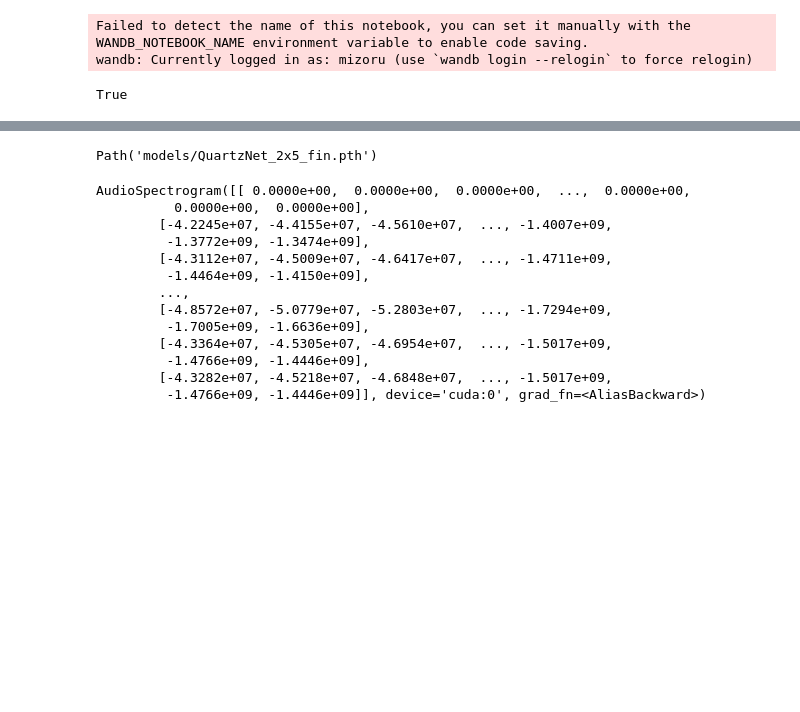
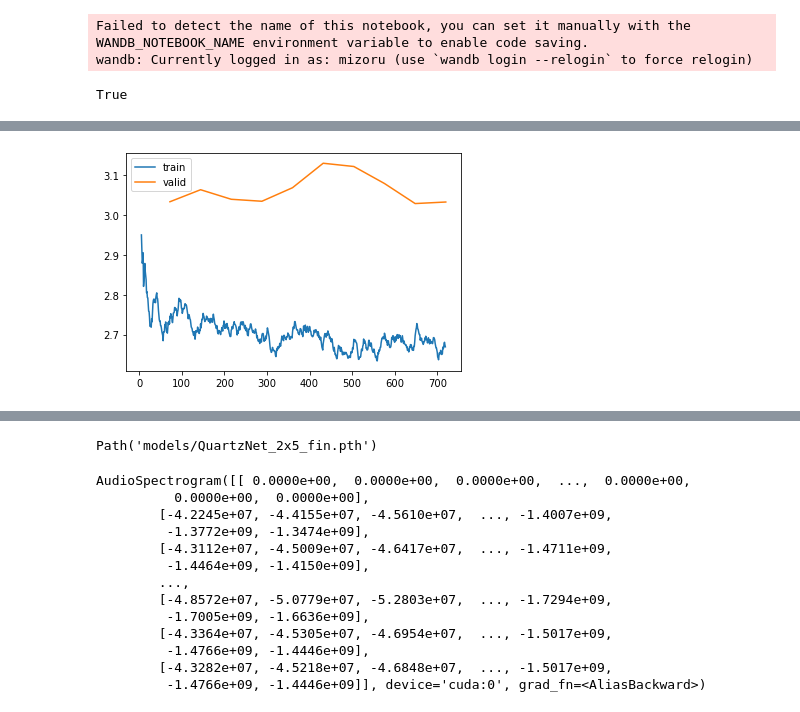
Before and after one commit to mizoru/pronunciation-trainer, a Jupyter notebook: training-QuartzNet.ipynb, the cells around one changed output, grey strips where cells are left out. Cells and saved outputs as stored; diff of their text form; code cells hidden in the pictures; blank space fills up the shorter version.

```diff
--- a/training-QuartzNet.ipynb
+++ b/training-QuartzNet.ipynb
@@ -481,0 +431,2 @@ TypeError: 'slice' object is not iterable
+# %%
+learn.fit_one_cycle(10, slice(1e-7, 4e-6))
@@ -481,0 +447,4 @@ TypeError: 'slice' object is not iterable
+# %%
+learn.recorder.plot_loss()
+# %% [output]
+[figure, added]
```
Also changed, not shown: parts of 30 cells of this notebook.
